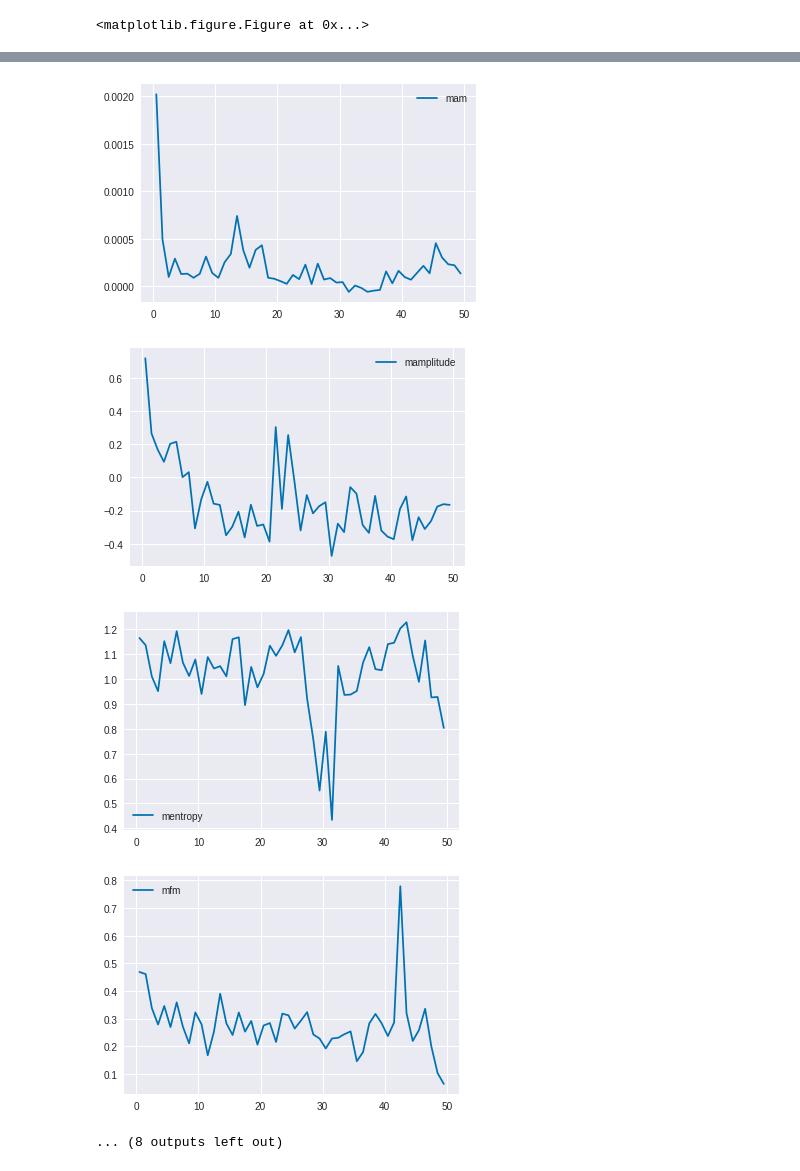
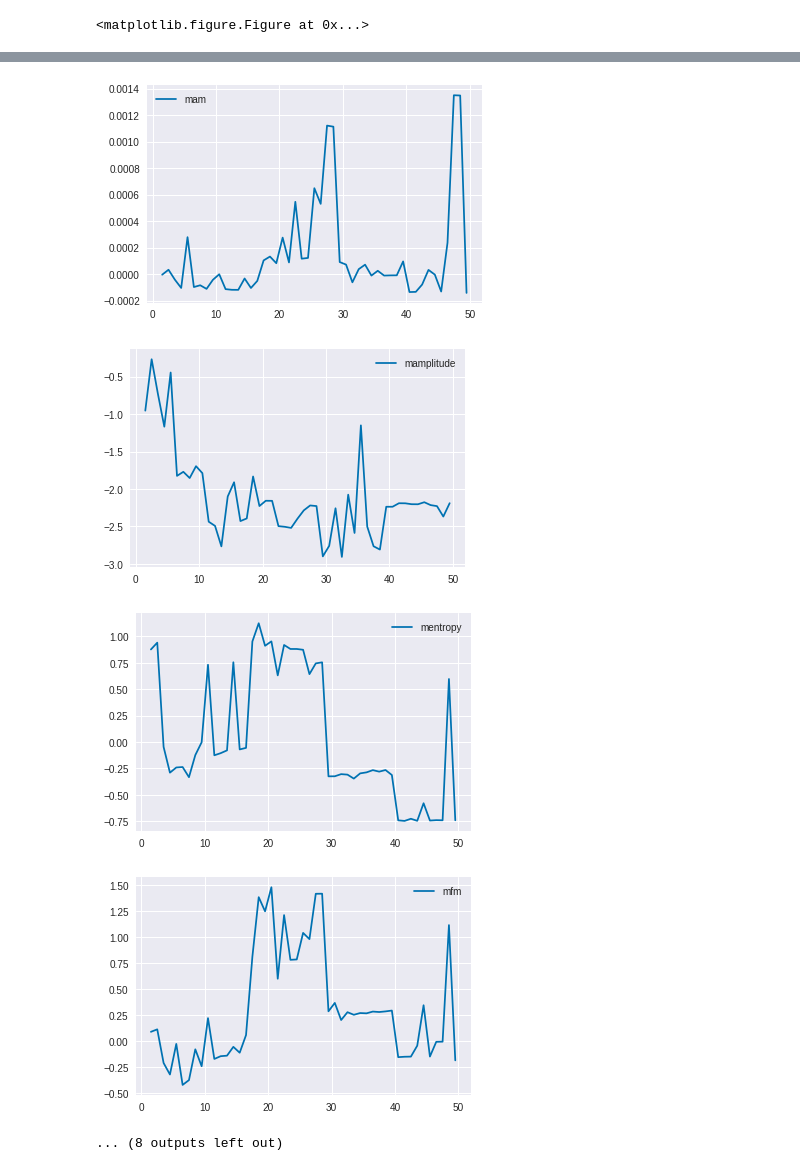
Before and after one commit to PaulEcoffet/birdsonglearningmodel, a Jupyter notebook: analysis/Syllables_analysis.ipynb, the cells around one changed output, grey strips where cells are left out. Drawn from its saved outputs; the diff is of its cells as text; code cells hidden in the pictures.

```diff
--- a/analysis/Syllables_analysis.ipynb
+++ b/analysis/Syllables_analysis.ipynb
@@ -27,7 +31,7 @@ sns.set_palette('colorblind')
 
 progress = FloatProgress(min=0, max=1)
 display(progress)
-main_path = '../model/res/microbial_prio_170428_141840/10_conc+slow_dev+prior_amp_entropy+big_ba+50_replay+seed{}+on_alpha_silence_beta/'
+main_path = '../model/res/microbial_uniform_170503_155818/seed{}+big_ba+on_alpha_silence_beta+prior_amp_entropy+slow_dev+20_replay+10_conc+3_day_conc/'
 all_dat = []
 
 for seed in range(40):
@@ -92,6 +96,8 @@ g.add_legend()
 # %%
 plt.figure(figsize=(14, 14))
-med = all_dat[all_dat.beg > ].query('moment == "evening"').groupby('comb').quantile(0.95)
+med = all_dat.query('beg > {beg} and end < {end} and moment == "evening"'.format(
+    beg=tutor_syllables[0]['beg'] - 50,
+    end=tutor_syllables[0]['end'] + 50)).groupby('comb').quantile(0.95)
 for item in med.keys():
     plt.figure()
     plt.plot(med[item], label=item)
@@ -110,7 +116,7 @@ for day in range(np.max(all_dat['day'])):
-[figure, old version]
+[figure, new version]
-[figure, old version]
+[figure, new version]
-[figure, old version]
+[figure, new version]
-[figure, old version]
+[figure, new version]
 ... (8 outputs left out)
 # %%
 plt.figure(figsize=(15, 10))
```
Also changed, not shown: parts of 21 cells of this notebook, 6 other files.
